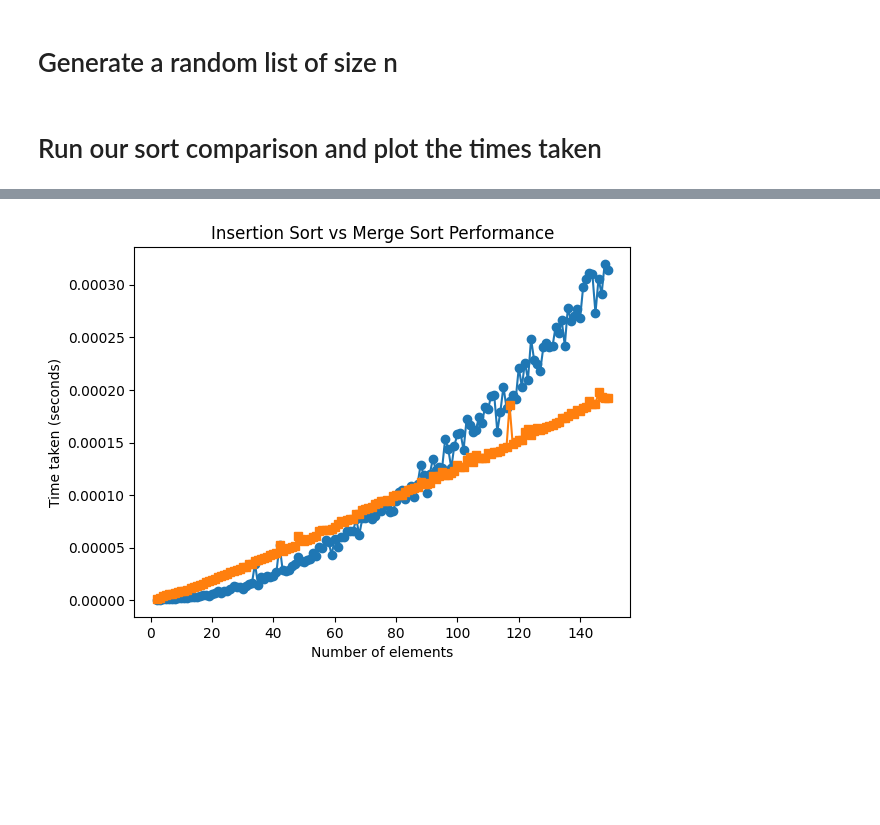
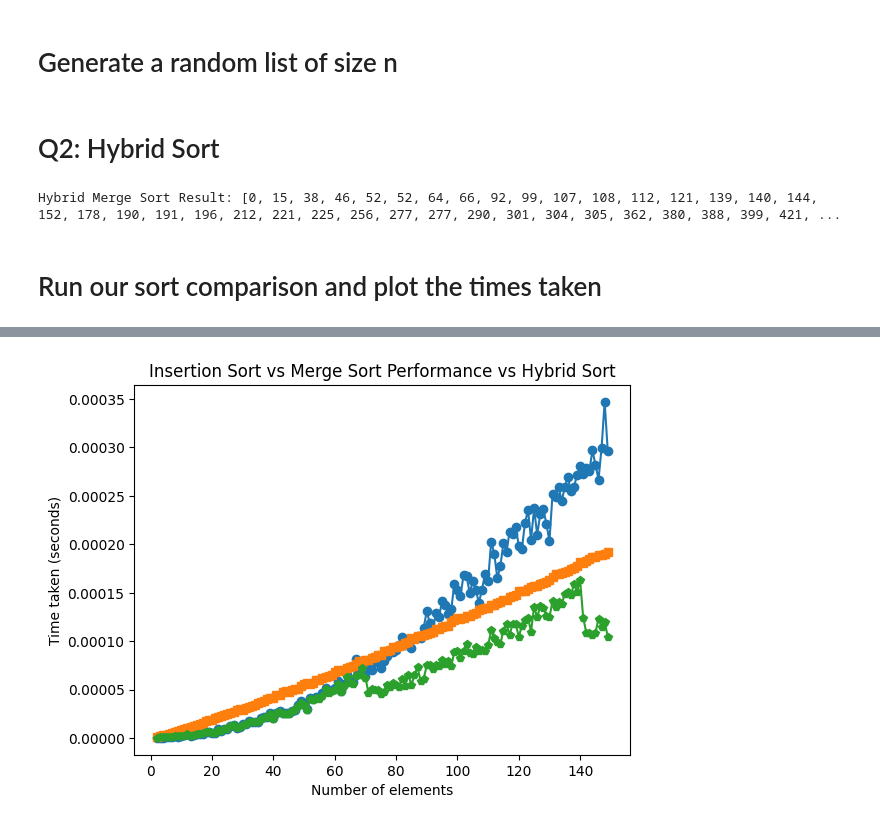
Before and after one commit to christianwilkins/431-writeup-repo, a Jupyter notebook: test.ipynb, the cells around one changed output, grey strips where cells are left out. Drawn from its saved outputs; the diff is of its cells as text; code cells hidden in the pictures; blank space fills up the shorter version.

```diff
--- a/test.ipynb
+++ b/test.ipynb
@@ -101,6 +101,40 @@ import numpy as np
 # Function to generate a random list of integers between 0 and 1000 (Edit below)
 def generate_random_list(size):
     return [random.randint(0, 1000) for _ in range(size)]
+# %% [markdown]
+# Q2: Hybrid Sort
+# %%
+def insertion_sort_partial(arr, left, right):
+    for i in range(left + 1, right + 1):
+        key = arr[i]
+        j = i - 1
+        while j >= left and key < arr[j]:
+            arr[j + 1] = arr[j]
+            j -= 1
+        arr[j + 1] = key
+
+def hybrid_merge_sort(arr, left, right, threshold=70):
+    if left < right:
+        if right - left + 1 <= threshold:
+            insertion_sort_partial(arr, left, right)
+        else:
+            mid = (left + right) // 2
+
+            hybrid_merge_sort(arr, left, mid, threshold)
+            hybrid_merge_sort(arr, mid + 1, right, threshold)
+            merge(arr, left, mid, right)
+
+# Test the hybrid merge sort with an array
+arr = generate_random_list(100)
+
+# Create a copy of the array to avoid in-place sorting issues
+arr_copy_for_hybrid = arr.copy()
+
+# Test hybrid merge sort
+hybrid_merge_sort(arr_copy_for_hybrid, 0, len(arr_copy_for_hybrid) - 1)
+print("Hybrid Merge Sort Result:", arr_copy_for_hybrid)
+# %% [output]
+Hybrid Merge Sort Result: [0, 15, 38, 46, 52, 52, 64, 66, 92, 99, 107, 108, 112, 121, 139, 140, 144, 152, 178, 190, 191, 196, 212, 221, 225, 256, 277, 277, 290, 301, 304, 305, 362, 380, 388, 399, 421, ...
 # %% [markdown]
 # Run our sort comparison and plot the times taken
 # %%
@@ -117,6 +151,7 @@ sizes = list(range(2, 150))
 x_values = []
 y_values = []
 z_values = []
+a_values = []
 
 for size in sizes:
     # Generate a random list of size `size`
@@ -126,17 +161,21 @@ for size in sizes:
     # when passed to timeit
     my_function = lambda: insertion_sort(arr.copy())
     my_function2 = lambda: merge_sort(arr.copy(), 0, len(arr) - 1)
+    my_function3 = lambda: hybrid_merge_sort(arr.copy(), 0, len(arr) - 1)
 
     # Calculate the average time taken for both functions
     duration = timeit.timeit(my_function, number=number_of_runs)
     time_per_run = duration / number_of_runs
     duration2 = timeit.timeit(my_function2, number=number_of_runs)
     time_per_run2 = duration2 / number_of_runs
+    duration3 = timeit.timeit(my_function3, number=number_of_runs)
+    time_per_run3 = duration3 / number_of_runs
 
     # Update lists for plotting
     x_values.append(size)
     y_values.append(time_per_run)
     z_values.append(time_per_run2)
+    a_values.append(time_per_run3)
 
 # Plot the performance of insertion sort
 plt.plot(x_values, y_values, label="Insertion Sort", marker='o')
@@ -144,10 +183,12 @@ plt.plot(x_values, y_values, label="Insertion Sort", marker='o')
 # Plot the performance of another algorithm for comparison
 plt.plot(x_values, z_values, label="Merge Sort", marker='s')
 
+plt.plot(x_values, a_values, label="Hybrid Sort", marker='p')
+
 # Add labels and title
 plt.xlabel("Number of elements")
 plt.ylabel("Time taken (seconds)")
-plt.title("Insertion Sort vs Merge Sort Performance")
+plt.title("Insertion Sort vs Merge Sort Performance vs Hybrid Sort")
 
 # Show plot
 plt.show()
@@ -165,8 +206,8 @@ Requirement already satisfied: importlib-resources>=3.2.0 in /Users/christianwil
 Requirement already satisfied: packaging>=20.0 in /Users/christianwilkins/Library/Python/3.9/lib/python/site-packages (from matplotlib) (24.1)
 Requirement already satisfied: kiwisolver>=1.3.1 in /Users/christianwilkins/Library/Python/3.9/lib/python/site-packages (from matplotlib) (1.4.7)
 Requirement already satisfied: zipp>=3.1.0 in /Users/christianwilkins/Library/Python/3.9/lib/python/site-packages (from importlib-resources>=3.2.0->matplotlib) (3.20.1)
 Requirement already satisfied: six>=1.5 in /Library/Developer/CommandLineTools/Library/Frameworks/Python3.framework/Versions/3.9/lib/python3.9/site-packages (from python-dateutil>=2.7->matplotlib) (1. ...
 WARNING: You are using pip version 21.2.4; however, version 24.3.1 is available.
 You should consider upgrading via the '/Library/Developer/CommandLineTools/usr/bin/python3 -m pip install --upgrade pip' command.
 Note: you may need to restart the kernel to use updated packages.
-[figure, old version]
+[figure, new version]
```
Also changed, not shown: parts of 1 cell of this notebook.
